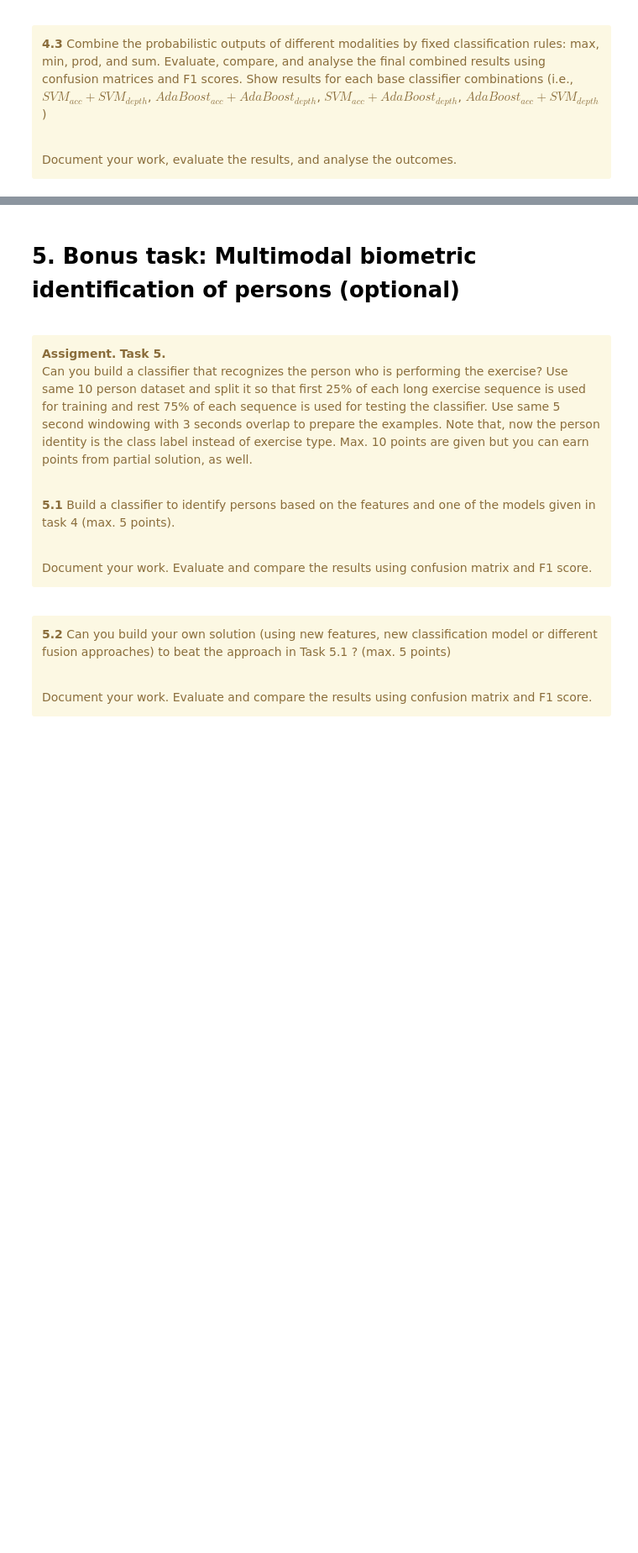
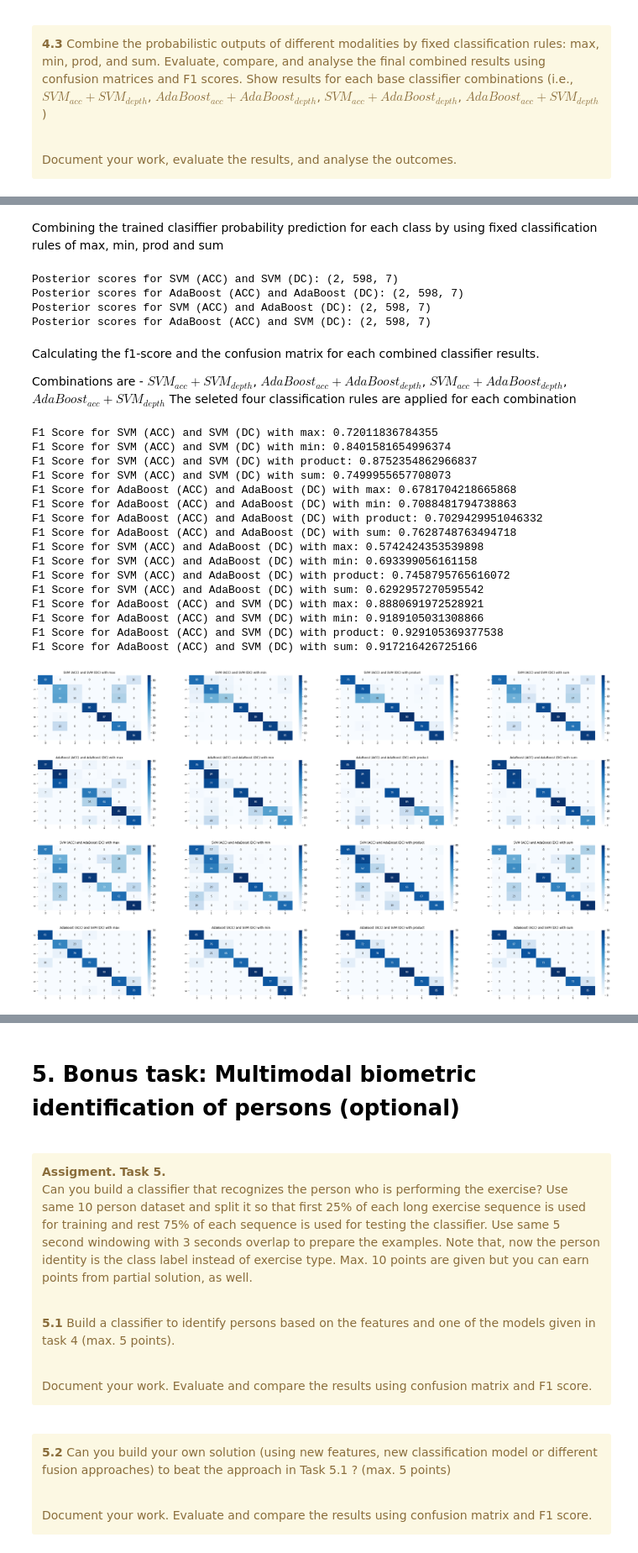
Before and after one commit to waasnipun/mmdf, a Jupyter notebook: project-work-MEx-classification.ipynb, the cells around one changed output, grey strips where cells are left out. Shown at 84% size. Saved outputs shown, nothing was run; the diff lists cells and outputs as text; code cells hidden in the pictures; blank space fills up the shorter version.

```diff
--- a/project-work-MEx-classification.ipynb
+++ b/project-work-MEx-classification.ipynb
@@ -1252,0 +1257,78 @@ Prod:  0.06856187290969899
+# %% [markdown]
+Combining the trained clasiffier probability prediction for each class by using fixed classification rules of max, min, prod and sum
+# %%
+y_test_idx = np.array([int(i) for i in y_test])
+
+posterior_scores_svm_acc_svm_dc = np.array((svm_acc_proba, svm_dc_proba))
+posterior_scores_adaboost_acc_adaboost_dc = np.array((adaboost_acc_proba, adaboost_dc_proba))
+posterior_scores_svm_acc_adaboost_dc = np.array((svm_acc_proba, adaboost_dc_proba))
+posterior_scores_adaboost_acc_svm_dc = np.array((adaboost_acc_proba, svm_dc_proba))
+
+
+print("Posterior scores for SVM (ACC) and SVM (DC):", posterior_scores_svm_acc_svm_dc.shape)
+print("Posterior scores for AdaBoost (ACC) and AdaBoost (DC):", posterior_scores_adaboost_acc_adaboost_dc.shape)
+print("Posterior scores for SVM (ACC) and AdaBoost (DC):", posterior_scores_svm_acc_adaboost_dc.shape)
+print("Posterior scores for AdaBoost (ACC) and SVM (DC):", posterior_scores_adaboost_acc_svm_dc.shape)
+# %% [output]
+Posterior scores for SVM (ACC) and SVM (DC): (2, 598, 7)
+Posterior scores for AdaBoost (ACC) and AdaBoost (DC): (2, 598, 7)
+Posterior scores for SVM (ACC) and AdaBoost (DC): (2, 598, 7)
+Posterior scores for AdaBoost (ACC) and SVM (DC): (2, 598, 7)
+# %% [markdown]
+Calculating the f1-score and the confusion matrix for each combined classifier results.
+
+Combinations are -  $SVM_{acc}+SVM_{depth}$, $AdaBoost_{acc}+AdaBoost_{depth}$, $SVM_{acc}+AdaBoost_{depth}$, $AdaBoost_{acc}+SVM_{depth}$
+The seleted four classification rules are applied for each combination
+# %%
+results = {
+    "SVM (ACC) and SVM (DC) with max": np.argmax(np.max(posterior_scores_svm_acc_svm_dc, axis=0), axis=1) + 1,
+    "SVM (ACC) and SVM (DC) with min": np.argmax(np.min(posterior_scores_svm_acc_svm_dc, axis=0), axis=1) + 1,
+    "SVM (ACC) and SVM (DC) with product": np.argmax(np.prod(posterior_scores_svm_acc_svm_dc, axis=0), axis=1) + 1,
+    "SVM (ACC) and SVM (DC) with sum": np.argmax(np.sum(posterior_scores_svm_acc_svm_dc, axis=0), axis=1) + 1,
+    "AdaBoost (ACC) and AdaBoost (DC) with max": np.argmax(np.max(posterior_scores_adaboost_acc_adaboost_dc, axis=0), axis=1) + 1,
+    "AdaBoost (ACC) and AdaBoost (DC) with min": np.argmax(np.min(posterior_scores_adaboost_acc_adaboost_dc, axis=0), axis=1) + 1,
+    "AdaBoost (ACC) and AdaBoost (DC) with product": np.argmax(np.prod(posterior_scores_adaboost_acc_adaboost_dc, axis=0), axis=1) + 1,
+    "AdaBoost (ACC) and AdaBoost (DC) with sum": np.argmax(np.sum(posterior_scores_adaboost_acc_adaboost_dc, axis=0), axis=1) + 1,
+    "SVM (ACC) and AdaBoost (DC) with max": np.argmax(np.max(posterior_scores_svm_acc_adaboost_dc, axis=0), axis=1) + 1,
+    "SVM (ACC) and AdaBoost (DC) with min": np.argmax(np.min(posterior_scores_svm_acc_adaboost_dc, axis=0), axis=1) + 1,
+    "SVM (ACC) and AdaBoost (DC) with product": np.argmax(np.prod(posterior_scores_svm_acc_adaboost_dc, axis=0), axis=1) + 1,
+    "SVM (ACC) and AdaBoost (DC) with sum": np.argmax(np.sum(posterior_scores_svm_acc_adaboost_dc, axis=0), axis=1) + 1,
+    "AdaBoost (ACC) and SVM (DC) with max": np.argmax(np.max(posterior_scores_adaboost_acc_svm_dc, axis=0), axis=1) + 1,
+    "AdaBoost (ACC) and SVM (DC) with min": np.argmax(np.min(posterior_scores_adaboost_acc_svm_dc, axis=0), axis=1) + 1,
+    "AdaBoost (ACC) and SVM (DC) with product": np.argmax(np.prod(posterior_scores_adaboost_acc_svm_dc, axis=0), axis=1) + 1,
+    "AdaBoost (ACC) and SVM (DC) with sum": np.argmax(np.sum(posterior_scores_adaboost_acc_svm_dc, axis=0), axis=1) + 1
+}
+
+for title, predictions in results.items():
+    f1 = f1_score(y_test_idx, predictions, average='macro')
+    print(f"F1 Score for {title}: {f1}")
+
+# Create subplots
+fig, axes = plt.subplots(nrows=4, ncols=4, figsize=(35, 20))
+fig.tight_layout(pad=6.0)
+
+# Loop through results and plot confusion matrices
+for i, (title, score) in enumerate(results.items()):
+    cm = confusion_matrix(y_test_idx, score)
+    sns.heatmap(cm, annot=True, fmt='d', cmap='Blues', ax=axes[i // 4, i % 4])
+    axes[i // 4, i % 4].set_title(title)
+
+plt.show()
+# %% [output]
+F1 Score for SVM (ACC) and SVM (DC) with max: 0.72011836784355
+F1 Score for SVM (ACC) and SVM (DC) with min: 0.8401581654996374
+F1 Score for SVM (ACC) and SVM (DC) with product: 0.8752354862966837
+F1 Score for SVM (ACC) and SVM (DC) with sum: 0.7499955657708073
+F1 Score for AdaBoost (ACC) and AdaBoost (DC) with max: 0.6781704218665868
+F1 Score for AdaBoost (ACC) and AdaBoost (DC) with min: 0.7088481794738863
+F1 Score for AdaBoost (ACC) and AdaBoost (DC) with product: 0.7029429951046332
+F1 Score for AdaBoost (ACC) and AdaBoost (DC) with sum: 0.7628748763494718
+F1 Score for SVM (ACC) and AdaBoost (DC) with max: 0.5742424353539898
+F1 Score for SVM (ACC) and AdaBoost (DC) with min: 0.693399056161158
+F1 Score for SVM (ACC) and AdaBoost (DC) with product: 0.7458795765616072
+F1 Score for SVM (ACC) and AdaBoost (DC) with sum: 0.6292957270595542
+F1 Score for AdaBoost (ACC) and SVM (DC) with max: 0.8880691972528921
+F1 Score for AdaBoost (ACC) and SVM (DC) with min: 0.9189105031308866
+F1 Score for AdaBoost (ACC) and SVM (DC) with product: 0.929105369377538
+F1 Score for AdaBoost (ACC) and SVM (DC) with sum: 0.917216426725166
+[figure, added]
```
Also changed, not shown: parts of 14 cells of this notebook.
